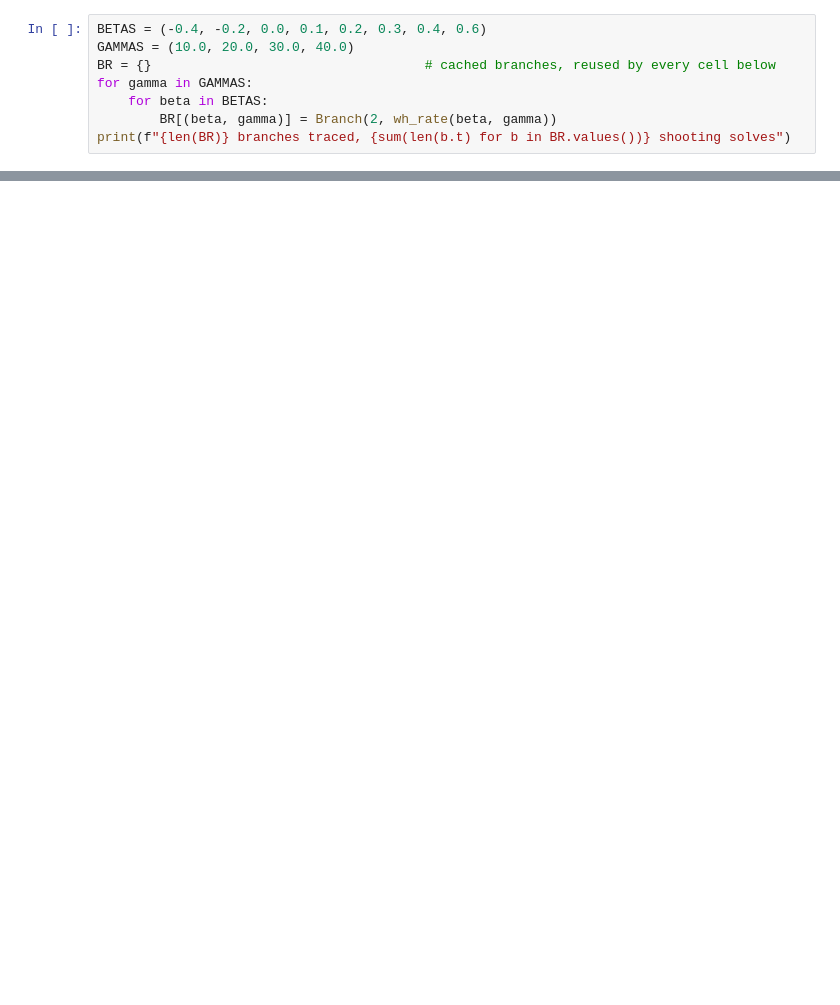
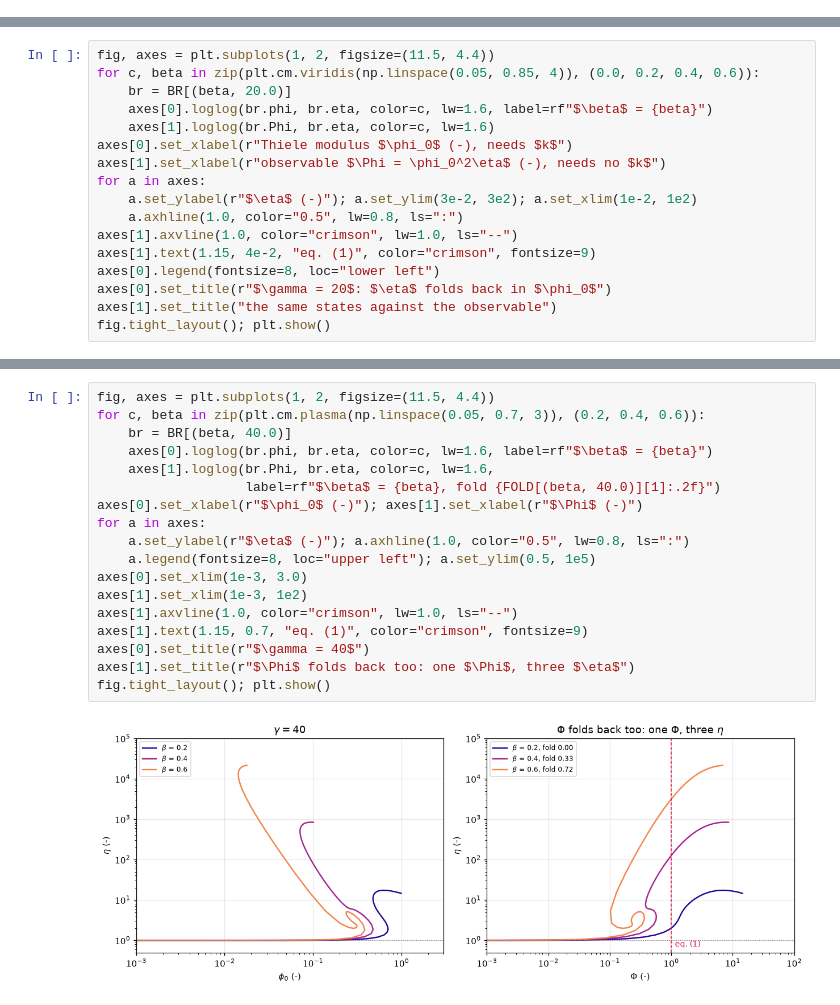
Before and after one commit to computational-chemical-engineering/pymrm-gallery, a Jupyter notebook: pages/B1.4-weisz-prater-criterion/index.ipynb, the cells around one changed output, grey strips where cells are left out. Drawn from its saved outputs; the diff is of its cells as text; blank space fills up the shorter version.

```diff
--- a/pages/B1.4-weisz-prater-criterion/index.ipynb
+++ b/pages/B1.4-weisz-prater-criterion/index.ipynb
@@ -995,8 +0,0 @@ above 1 it is conservative, below 1 it is admitting a state it should not.
-# %%
-BETAS = (-0.4, -0.2, 0.0, 0.1, 0.2, 0.3, 0.4, 0.6)
-GAMMAS = (10.0, 20.0, 30.0, 40.0)
-BR = {}                                   # cached branches, reused by every cell below
-for gamma in GAMMAS:
-    for beta in BETAS:
-        BR[(beta, gamma)] = Branch(2, wh_rate(beta, gamma))
-print(f"{len(BR)} branches traced, {sum(len(b.t) for b in BR.values())} shooting solves")
@@ -2030,0 +1490,17 @@ from the scan's text layer, which is unusable for equations.
+# %%
+fig, axes = plt.subplots(1, 2, figsize=(11.5, 4.4))
+for c, beta in zip(plt.cm.viridis(np.linspace(0.05, 0.85, 4)), (0.0, 0.2, 0.4, 0.6)):
+    br = BR[(beta, 20.0)]
+    axes[0].loglog(br.phi, br.eta, color=c, lw=1.6, label=rf"$\beta$ = {beta}")
+    axes[1].loglog(br.Phi, br.eta, color=c, lw=1.6)
+axes[0].set_xlabel(r"Thiele modulus $\phi_0$ (-), needs $k$")
+axes[1].set_xlabel(r"observable $\Phi = \phi_0^2\eta$ (-), needs no $k$")
+for a in axes:
+    a.set_ylabel(r"$\eta$ (-)"); a.set_ylim(3e-2, 3e2); a.set_xlim(1e-2, 1e2)
+    a.axhline(1.0, color="0.5", lw=0.8, ls=":")
+axes[1].axvline(1.0, color="crimson", lw=1.0, ls="--")
+axes[1].text(1.15, 4e-2, "eq. (1)", color="crimson", fontsize=9)
+axes[0].legend(fontsize=8, loc="lower left")
+axes[0].set_title(r"$\gamma = 20$: $\eta$ folds back in $\phi_0$")
+axes[1].set_title("the same states against the observable")
+fig.tight_layout(); plt.show()
@@ -2030,0 +1509,20 @@ from the scan's text layer, which is unusable for equations.
+# %%
+fig, axes = plt.subplots(1, 2, figsize=(11.5, 4.4))
+for c, beta in zip(plt.cm.plasma(np.linspace(0.05, 0.7, 3)), (0.2, 0.4, 0.6)):
+    br = BR[(beta, 40.0)]
+    axes[0].loglog(br.phi, br.eta, color=c, lw=1.6, label=rf"$\beta$ = {beta}")
+    axes[1].loglog(br.Phi, br.eta, color=c, lw=1.6,
+                   label=rf"$\beta$ = {beta}, fold {FOLD[(beta, 40.0)][1]:.2f}")
+axes[0].set_xlabel(r"$\phi_0$ (-)"); axes[1].set_xlabel(r"$\Phi$ (-)")
+for a in axes:
+    a.set_ylabel(r"$\eta$ (-)"); a.axhline(1.0, color="0.5", lw=0.8, ls=":")
+    a.legend(fontsize=8, loc="upper left"); a.set_ylim(0.5, 1e5)
+axes[0].set_xlim(1e-3, 3.0)
+axes[1].set_xlim(1e-3, 1e2)
+axes[1].axvline(1.0, color="crimson", lw=1.0, ls="--")
+axes[1].text(1.15, 0.7, "eq. (1)", color="crimson", fontsize=9)
+axes[0].set_title(r"$\gamma = 40$")
+axes[1].set_title(r"$\Phi$ folds back too: one $\Phi$, three $\eta$")
+fig.tight_layout(); plt.show()
+# %% [output]
+[figure, added]
```
Also changed, not shown: parts of 84 cells of this notebook, 10 other files.
